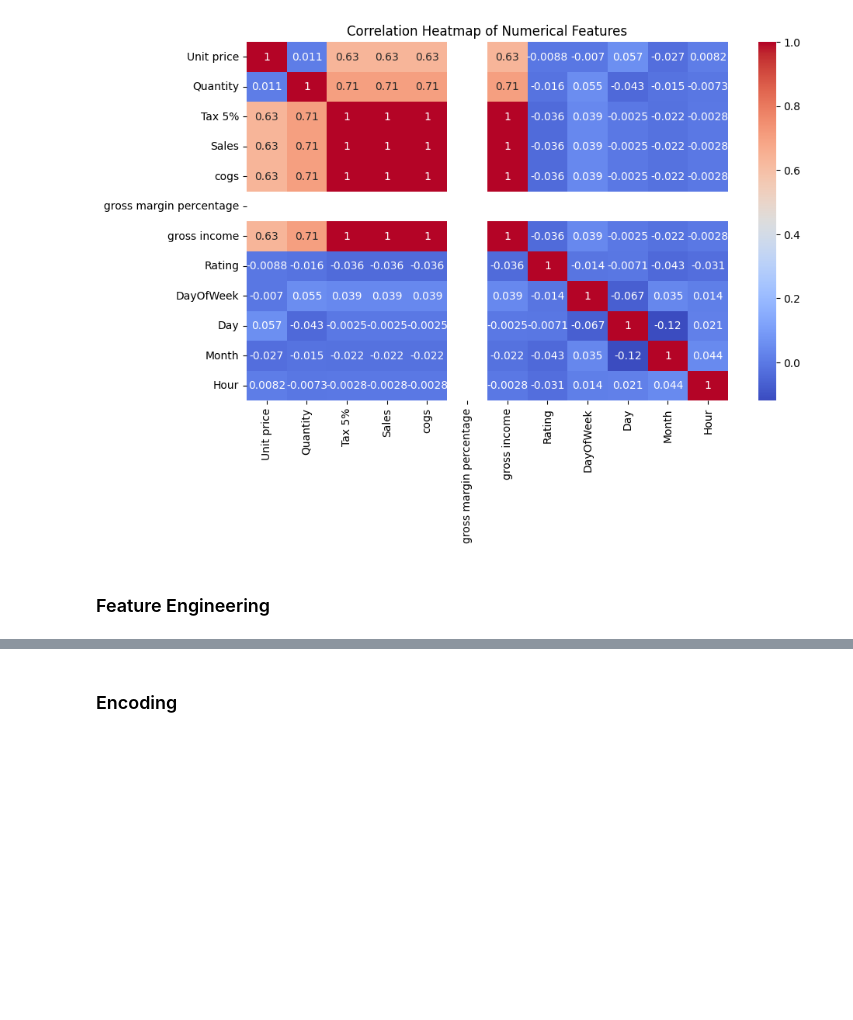
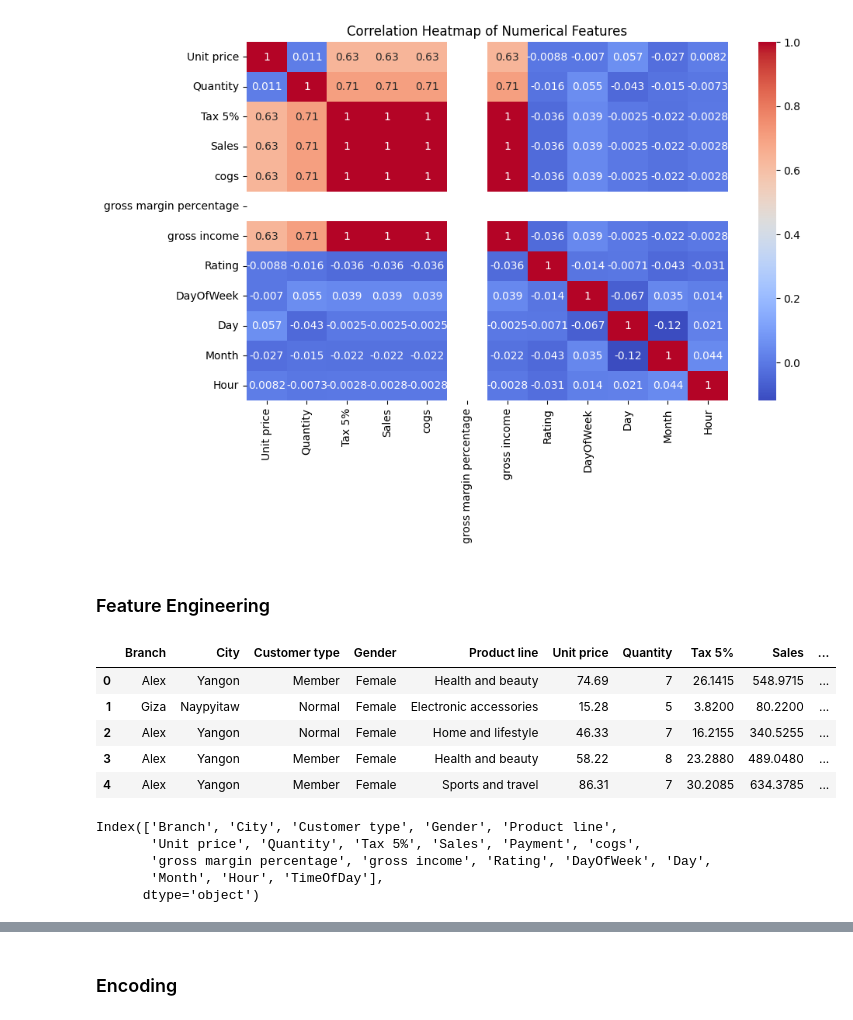
Before and after one commit to riwaz-joshi08/Supermarket_Data_Analysis, a Jupyter notebook: Supermarket_Data_Analysis.ipynb, the cells around one changed output, grey strips where cells are left out. Drawn from its saved outputs; the diff is of its cells as text; code cells hidden in the pictures; blank space fills up the shorter version.

```diff
--- a/Supermarket_Data_Analysis.ipynb
+++ b/Supermarket_Data_Analysis.ipynb
@@ -517,3 +523,20 @@ plt.show()
 # print("Features that will be used:")
 # for i, feat in enumerate(numeric_features):
 #     print(f"  {i+1}. {feat}")
+# %%
+df.head()
+# %% [output]
+|  | Branch | City | Customer type | Gender | Product line | Unit price | Quantity | Tax 5% | Sales | ... |
+| 0 | Alex | Yangon | Member | Female | Health and beauty | 74.69 | 7 | 26.1415 | 548.9715 | ... |
+| 1 | Giza | Naypyitaw | Normal | Female | Electronic accessories | 15.28 | 5 | 3.8200 | 80.2200 | ... |
+| 2 | Alex | Yangon | Normal | Female | Home and lifestyle | 46.33 | 7 | 16.2155 | 340.5255 | ... |
+| 3 | Alex | Yangon | Member | Female | Health and beauty | 58.22 | 8 | 23.2880 | 489.0480 | ... |
+| 4 | Alex | Yangon | Member | Female | Sports and travel | 86.31 | 7 | 30.2085 | 634.3785 | ... |
+# %%
+df.columns
+# %% [output]
+Index(['Branch', 'City', 'Customer type', 'Gender', 'Product line',
+       'Unit price', 'Quantity', 'Tax 5%', 'Sales', 'Payment', 'cogs',
+       'gross margin percentage', 'gross income', 'Rating', 'DayOfWeek', 'Day',
+       'Month', 'Hour', 'TimeOfDay'],
+      dtype='object')
```
Also changed, not shown: parts of 11 cells of this notebook.
